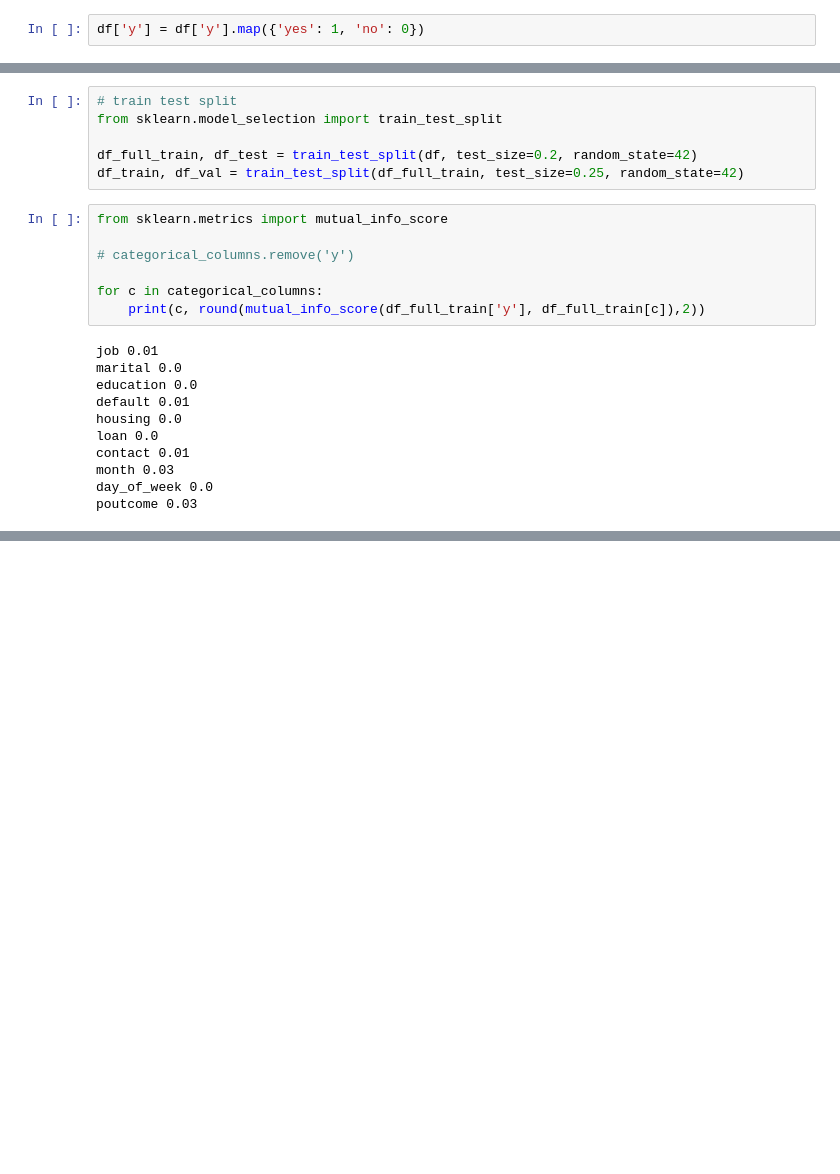
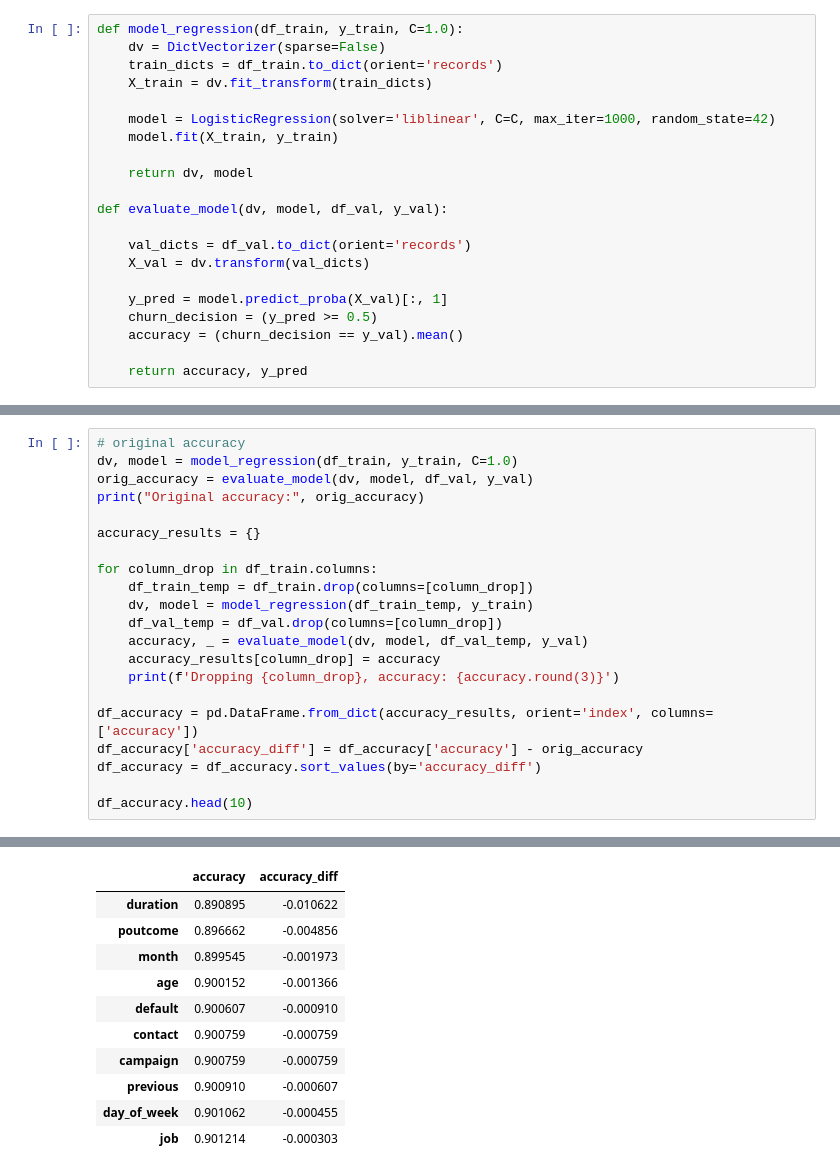
Before and after one commit to ferdlpz/ML-ZoomCamp---Midterm-project, a Jupyter notebook: notebook.ipynb, the cells around one changed output, grey strips where cells are left out. Cells and saved outputs as stored; diff of their text form; blank space fills up the shorter version.

```diff
--- a/notebook.ipynb
+++ b/notebook.ipynb
@@ -112,2 +336,21 @@ Name: count, dtype: float64
 # %%
-df['y'] = df['y'].map({'yes': 1, 'no': 0})
+def model_regression(df_train, y_train, C=1.0):
+    dv = DictVectorizer(sparse=False)
+    train_dicts = df_train.to_dict(orient='records')
+    X_train = dv.fit_transform(train_dicts)
+
+    model = LogisticRegression(solver='liblinear', C=C, max_iter=1000, random_state=42)
+    model.fit(X_train, y_train)
+
+    return dv, model
+
+def evaluate_model(dv, model, df_val, y_val):
+
+    val_dicts = df_val.to_dict(orient='records')
+    X_val = dv.transform(val_dicts)
+
+    y_pred = model.predict_proba(X_val)[:, 1]
+    churn_decision = (y_pred >= 0.5)
+    accuracy = (churn_decision == y_val).mean()
+
+    return accuracy, y_pred
@@ -142,24 +357,22 @@ correlation_df.head(15)
-# %%
-# train test split
-from sklearn.model_selection import train_test_split
-
-df_full_train, df_test = train_test_split(df, test_size=0.2, random_state=42)
-df_train, df_val = train_test_split(df_full_train, test_size=0.25, random_state=42)
-# %%
-from sklearn.metrics import mutual_info_score
-
-# categorical_columns.remove('y')
-
-for c in categorical_columns:
-    print(c, round(mutual_info_score(df_full_train['y'], df_full_train[c]),2))
-# %% [output]
-job 0.01
-marital 0.0
-education 0.0
-default 0.01
-housing 0.0
-loan 0.0
-contact 0.01
-month 0.03
-day_of_week 0.0
-poutcome 0.03
+# %%
+# original accuracy
+dv, model = model_regression(df_train, y_train, C=1.0)
+orig_accuracy = evaluate_model(dv, model, df_val, y_val)
+print("Original accuracy:", orig_accuracy)
+
+accuracy_results = {}
+
+for column_drop in df_train.columns:
+    df_train_temp = df_train.drop(columns=[column_drop])
+    dv, model = model_regression(df_train_temp, y_train)
+    df_val_temp = df_val.drop(columns=[column_drop])
+    accuracy, _ = evaluate_model(dv, model, df_val_temp, y_val)
+    accuracy_results[column_drop] = accuracy
+    print(f'Dropping {column_drop}, accuracy: {accuracy.round(3)}')
+
+df_accuracy = pd.DataFrame.from_dict(accuracy_results, orient='index', columns=['accuracy'])
+df_accuracy['accuracy_diff'] = df_accuracy['accuracy'] - orig_accuracy
+df_accuracy = df_accuracy.sort_values(by='accuracy_diff')
+
+df_accuracy.head(10)
+# %% [output]
@@ -166 +394,12 @@ poutcome 0.03
+|  | accuracy | accuracy_diff |
+| duration | 0.890895 | -0.010622 |
+| poutcome | 0.896662 | -0.004856 |
+| month | 0.899545 | -0.001973 |
+| age | 0.900152 | -0.001366 |
+| default | 0.900607 | -0.000910 |
+| contact | 0.900759 | -0.000759 |
+| campaign | 0.900759 | -0.000759 |
+| previous | 0.900910 | -0.000607 |
+| day_of_week | 0.901062 | -0.000455 |
+| job | 0.901214 | -0.000303 |
 # %%
```
Also changed, not shown: parts of 38 cells of this notebook, 2 other files.
